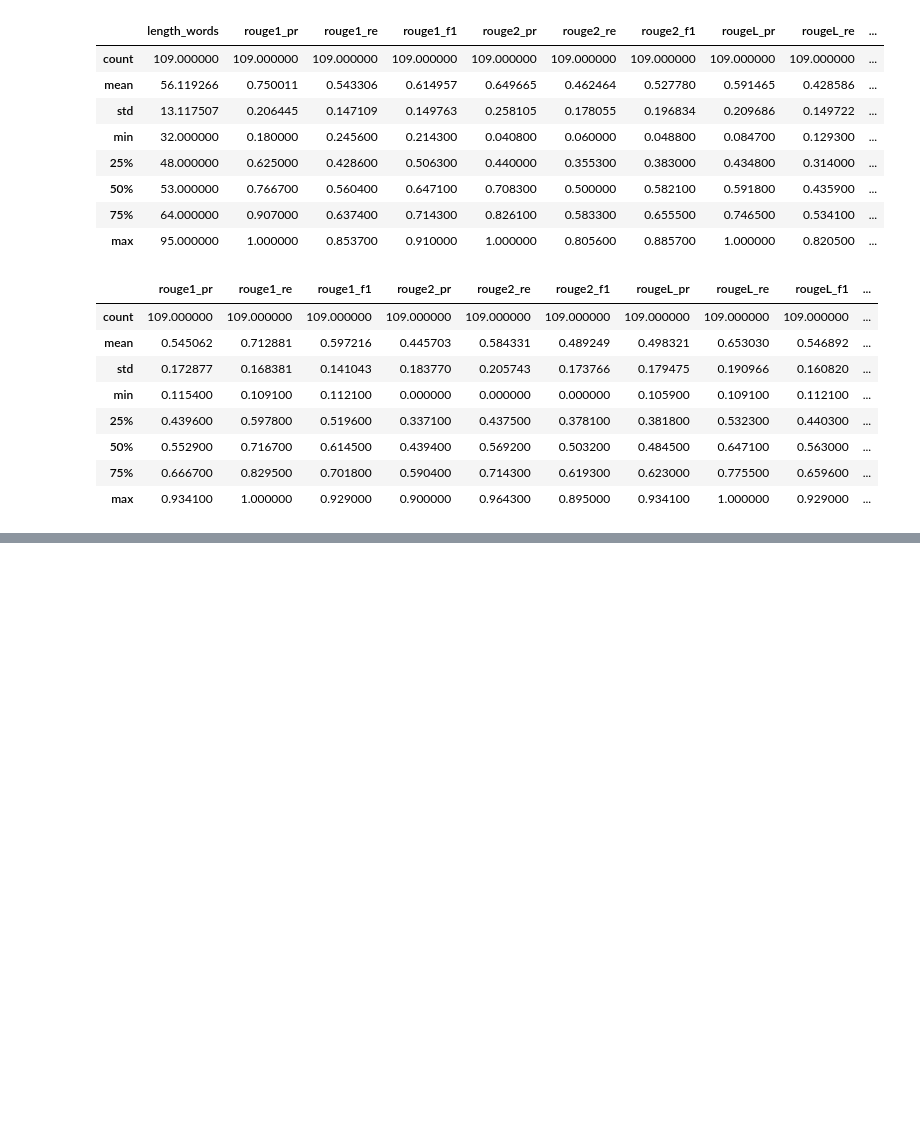
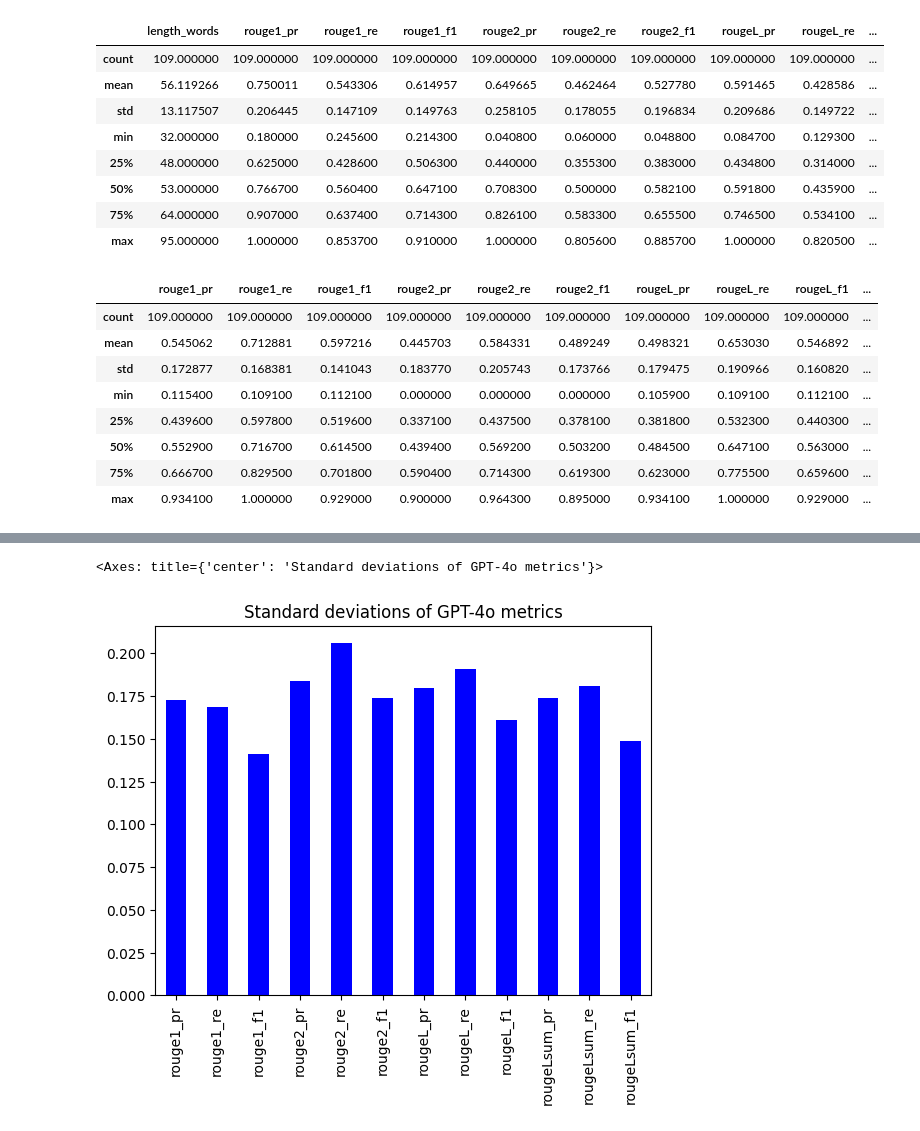
Before and after one commit to dawidK5/aiml-thesis, a Jupyter notebook: bertres_analyse_2808_1042.ipynb, the cells around one changed output, grey strips where cells are left out. Cells and saved outputs as stored; diff of their text form; code cells hidden in the pictures; blank space fills up the shorter version.

```diff
--- a/bertres_analyse_2808_1042.ipynb
+++ b/bertres_analyse_2808_1042.ipynb
@@ -126,6 +120,4 @@ disp_rouge_plot(['rougeL_pr', 'rougeL_re', 'rougeL_f1'], step_to_df, 'ROUGE-L Pr
 CWD = os.getcwd()
 GPT_RESULTS_DIR = os.path.join(CWD, 'results', 'gpt4o')
 df_gpt_ext = pd.read_csv(os.path.join(GPT_RESULTS_DIR, 'test_res_ext_gpt4o_0908_1239.csv'))
-df_gpt_ext_preds = pd.read_csv(os.path.join(GPT_RESULTS_DIR, 'test_res_ext_gpt4o_0908_1239.jsonl'))
-df_gpt_ext['length_words'] = df_gpt_ext
-df_gpt_abs = pd.read_csv(os.path.join(GPT_RESULTS_DIR, 'test_res_abs_gpt4o_0608_2348.csv'))
+df_gpt_ext_preds = pd.read_json(os.path.join(GPT_RESULTS_DIR, 'test_out_ext_gpt4o_0908_1239.jsonl'), lines=True)
@@ -134,3 +124,10 @@ KeyError: 'summary'
+# %%
+word_lengths_gpt_ext = []
+for i in range(0, len(df_gpt_ext_preds)):
+    word_lengths_gpt_ext.append(len(df_gpt_ext_preds['response'][i]['body']['choices'][0]['message']['content'].split()))
+# %%
+df_gpt_ext['length_words'] = word_lengths_gpt_ext
+df_gpt_abs = pd.read_csv(os.path.join(GPT_RESULTS_DIR, 'test_res_abs_gpt4o_0608_2348.csv'))
 # %%
 import util_scripts.analysis_utils as au
 df_gpt_abs.describe()
@@ -170,0 +173,5 @@ df_gpt_ext.describe()
+# %%
+df_gpt_ext[df_gpt_ext.columns[df_gpt_ext.columns.str.contains('rouge')]].select_dtypes(include='number').std().plot(kind='bar', title='Standard deviations of GPT-4o metrics', color='blue')
+# %% [output]
+<Axes: title={'center': 'Standard deviations of GPT-4o metrics'}>
+[figure, added]
```
Also changed, not shown: parts of 9 cells of this notebook, 3 other files.
